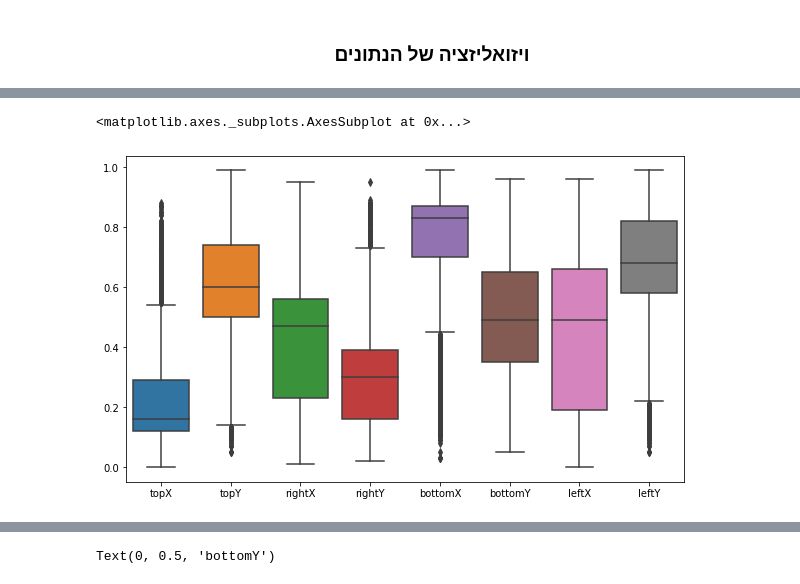
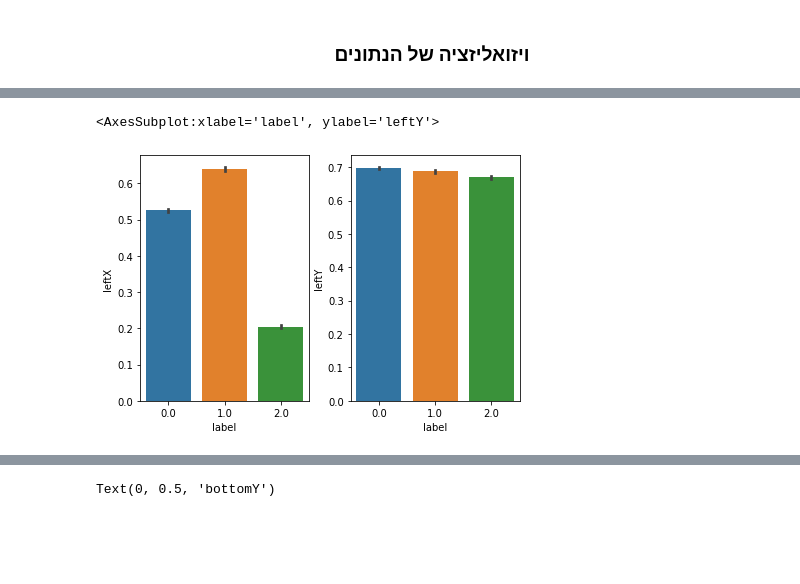
Before and after one commit to ItaiAviad/FiguraAI, a Jupyter notebook: FiguraAI.ipynb, the cells around one changed output, grey strips where cells are left out. Saved outputs shown, nothing was run; the diff lists cells and outputs as text; code cells hidden in the pictures; blank space fills up the shorter version.

```diff
--- a/FiguraAI.ipynb
+++ b/FiguraAI.ipynb
@@ -182,7 +195,15 @@ sns.displot(cords.iloc[:, 0]) # All values, column 0
 [figure]
-# %%
-plt.figure(figsize=(10, 6))
-sns.boxplot(data=cords.iloc[:, 1:])
-# %% [output]
-<matplotlib.axes._subplots.AxesSubplot at 0x...>
-[figure, removed]
+# %%
+'''
+These plots represent the range of x or y values (leftX and leftY in this case) per each shape.
+The black rectangle on top represents the range of values of a specific shape,
+and the end of the bar represents the mean value.
+'''
+
+f, axes = plt.subplots(1, 2)
+f.tight_layout() # Spacing between plots
+sns.barplot(x=cords['label'], y=cords['leftX'], ax=axes[0])
+sns.barplot(x=cords['label'], y=cords['leftY'], ax=axes[1])
+# %% [output]
+<AxesSubplot:xlabel='label', ylabel='leftY'>
+[figure, added]
```
Also changed, not shown: parts of 4 cells of this notebook.
